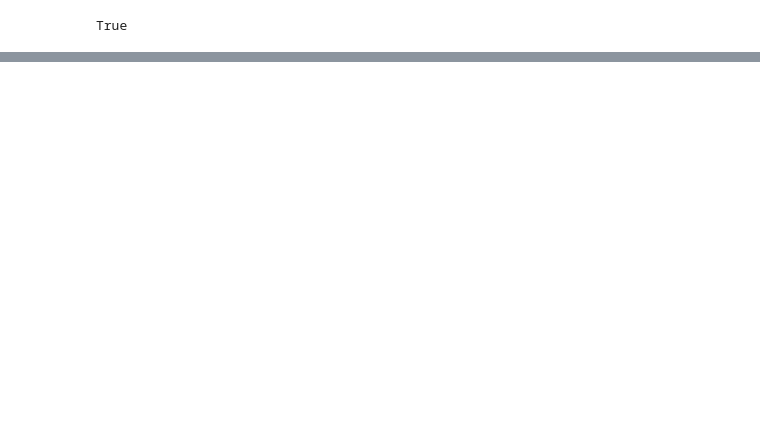
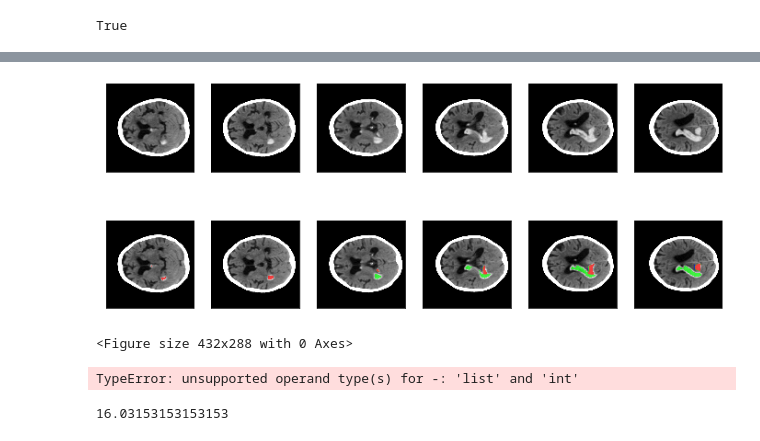
Before and after one commit to 0rC0/bids2gallery, a Jupyter notebook: dev_nb.ipynb, the cells around one changed output, grey strips where cells are left out. Cells and saved outputs as stored; diff of their text form; code cells hidden in the pictures; blank space fills up the shorter version.

```diff
--- a/dev_nb.ipynb
+++ b/dev_nb.ipynb
@@ -83,0 +83,3 @@ plotting.plot_anat(thres_ct(sub,0,100), dim=0, display_mode='z', cut_coords=tupl
+# %%
+from matplotlib.colors import LinearSegmentedColormap
+cmap=LinearSegmentedColormap.from_list('triple_cmap', colors= [(1, 0, 0), (0, 1, 0), (0,0,1)])
@@ -83,0 +91,9 @@ plotting.plot_anat(thres_ct(sub,0,100), dim=0, display_mode='z', cut_coords=tupl
+# %%
+ct_img=nib.load(sub).get_fdata()
+# %%
+mask=nib.load(sub2roi(sub)).get_fdata() #.astype(np.int64)
+# %%
+""" get COG of coordinates """
+lbl=ndimage.label(mask)[0]
+cog=ndimage.measurements.center_of_mass(mask, lbl, [1,2,3])
+#print(cog)
@@ -83,0 +103,30 @@ plotting.plot_anat(thres_ct(sub,0,100), dim=0, display_mode='z', cut_coords=tupl
+# %%
+"""Create masked version of mask to avoid plotting 0 values"""
+c = int(cog[0][2])
+diff = int(c * 0.1)
+l= list(range(c-3*diff, c+3*diff, diff))
+fig, ax=plt.subplots(2,len(l))
+for n,y in enumerate(l):
+    unmasked_mask=mask[:, :, y]
+    masked_mask=np.ma.masked_where(unmasked_mask==0, unmasked_mask)
+    info = sub2info(sub)
+    ax[0,n].set_xticklabels([])
+    ax[0,n].set_xticks([])
+    ax[0,n].set_yticklabels([])
+    ax[0,n].set_yticks([])
+
+    ax[0,n].imshow(ct_img[:, :, y], cmap='gray', alpha=1, vmin=0, vmax=80)
+    ax[1,n].set_xticklabels([])
+    ax[1,n].set_xticks([])
+    ax[1,n].set_yticklabels([])
+    ax[1,n].set_yticks([])
+
+    ax[1,n].imshow(ct_img[:, :, y], cmap='gray', alpha=1, vmin=0, vmax=80)
+    ax[1,n].imshow(masked_mask, cmap=cmap, alpha=0.7)
+
+plt.gcf().set_size_inches(12, 5)
+#plt.title('{} {}'.format(info[0], info[1]))
+#plt.show()
+plt.savefig('./imgs/{}_{}.png'.format(info[0], info[1]))
+# %% [output]
+[figure, added]
@@ -83,0 +137,12 @@ plotting.plot_anat(thres_ct(sub,0,100), dim=0, display_mode='z', cut_coords=tupl
+# %%
+cmap = viridis()
+# %% [output]
+<Figure size 432x288 with 0 Axes>
+# %%
+range(cog-2*diff, cog+2*diff, diff)
+# %% [output]
+TypeError: unsupported operand type(s) for -: 'list' and 'int'
+# %%
+c
+# %% [output]
+16.03153153153153
```
Also changed, not shown: parts of 12 cells of this notebook, 3 other files.
